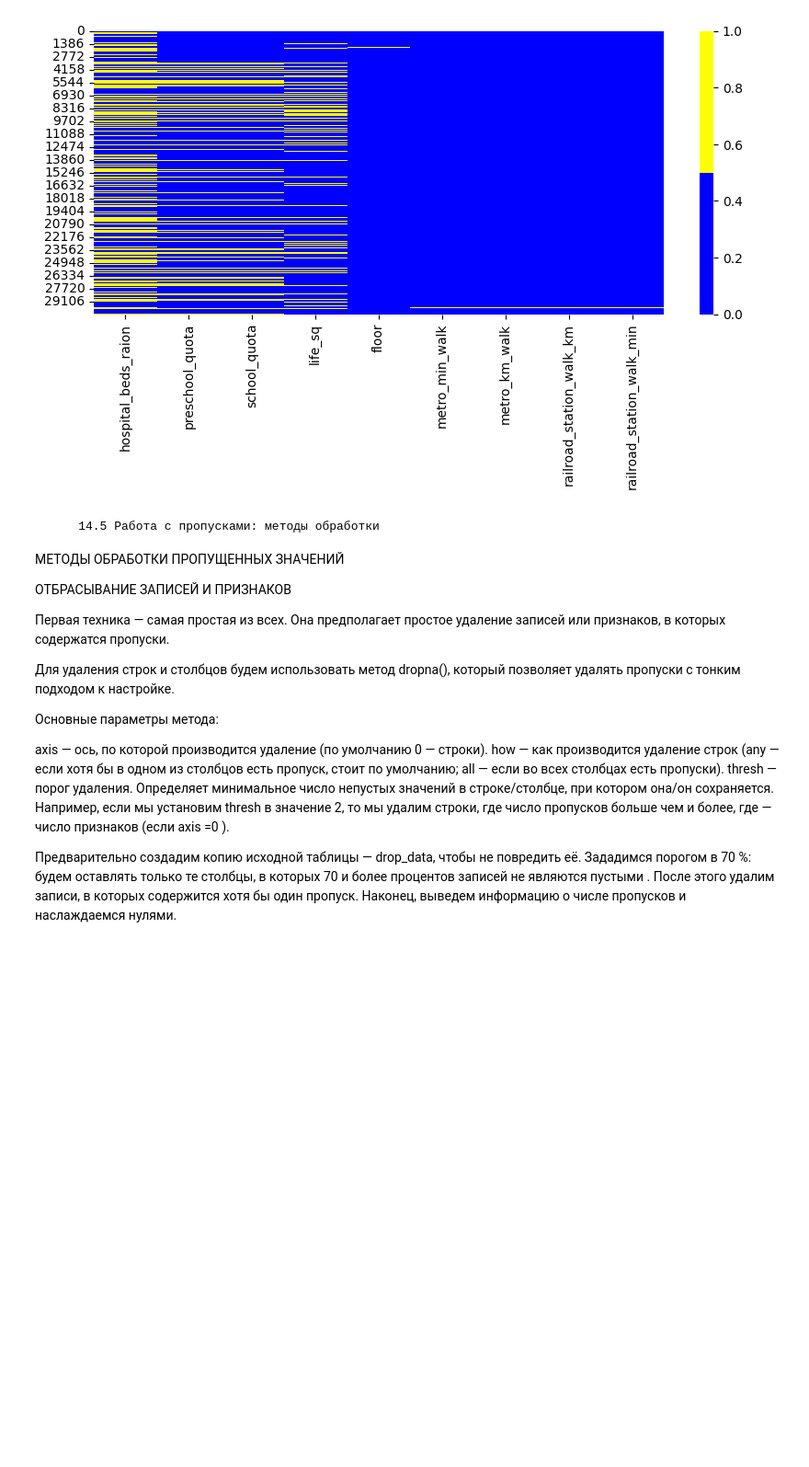
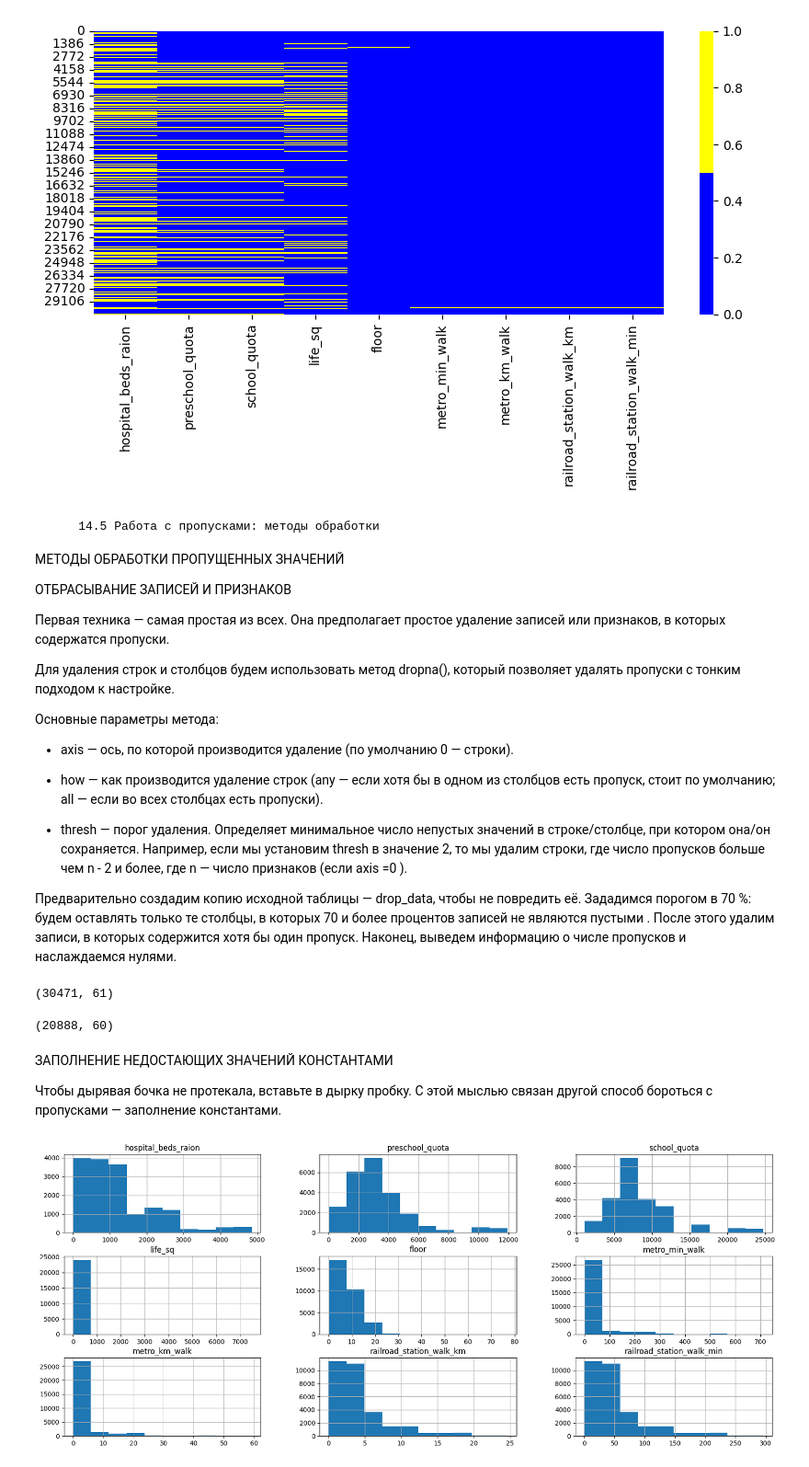
Before and after one commit to BubbleGama4ok/test, a Jupyter notebook: PY_14_Анализ данных/PY_14.Анализ данных.ipynb, the cells around one changed output. Shown at 92% size. Saved outputs shown, nothing was run; the diff lists cells and outputs as text; code cells hidden in the pictures; blank space fills up the shorter version.

```diff
--- a/PY_14_Анализ данных/PY_14.Анализ данных.ipynb
+++ b/PY_14_Анализ данных/PY_14.Анализ данных.ipynb
@@ -178,13 +178,40 @@ ax = sns.heatmap(
 
 Основные параметры метода:
 
-axis — ось, по которой производится удаление (по умолчанию 0 — строки).
-how — как производится удаление строк (any — если хотя бы в одном из столбцов есть пропуск, стоит по умолчанию; all — если во всех столбцах есть пропуски).
-thresh — порог удаления. Определяет минимальное число непустых значений в строке/столбце, при котором она/он сохраняется. Например, если мы установим thresh в значение 2, то мы удалим строки, где число пропусков больше чем  и более, где  — число признаков (если axis =0 ).
+* axis — ось, по которой производится удаление (по умолчанию 0 — строки).
+
+* how — как производится удаление строк (any — если хотя бы в одном из столбцов есть пропуск, стоит по умолчанию; all — если во всех столбцах есть пропуски).
+
+* thresh — порог удаления. Определяет минимальное число непустых значений в строке/столбце, при котором она/он сохраняется. Например, если мы установим thresh в значение 2, то мы удалим строки, где число пропусков больше чем n - 2 и более, где n  — число признаков (если axis =0 ).
 
 Предварительно создадим копию исходной таблицы — drop_data, чтобы не повредить её. Зададимся порогом в 70 %: будем оставлять только те столбцы, в которых 70 и более процентов записей не являются пустыми . После этого удалим записи, в которых содержится хотя бы один пропуск. Наконец, выведем информацию о числе пропусков и наслаждаемся нулями.
 # %%
 #создадим копию исходной таблицы
 drop_data = sber_data.copy()
 #задаем минимальный порог: вычисляем 70% от числа строк
-thresh = drop_data.shape[0]*0.7
+drop_data.shape
+# %% [output]
+(30471, 61)
+# %%
+#создадим копию исходной таблицы
+drop_data = sber_data.copy()
+#задаем минимальный порог: вычисляем 70% от числа строк
+thresh = drop_data.shape[0]*0.7
+#удаляем столбцы, в которых более 30% (100-70) пропусков
+drop_data = drop_data.dropna(thresh=thresh, axis=1)
+#удаляем записи, в которых есть хотя бы 1 пропуск
+drop_data = drop_data.dropna(how='any', axis=0)
+#отображаем результирующую долю пропусков
+drop_data.isnull().mean()
+print(drop_data.shape)
+# %% [output]
+(20888, 60)
+# %% [markdown]
+ЗАПОЛНЕНИЕ НЕДОСТАЮЩИХ ЗНАЧЕНИЙ КОНСТАНТАМИ
+
+Чтобы дырявая бочка не протекала, вставьте в дырку пробку. С этой мыслью связан другой способ бороться с пропусками — заполнение константами.
+# %%
+cols = cols_with_null.index
+sber_data[cols].hist(figsize=(20, 8));
+# %% [output]
+[figure, added]
```
Also changed, not shown: parts of 13 cells of this notebook.
